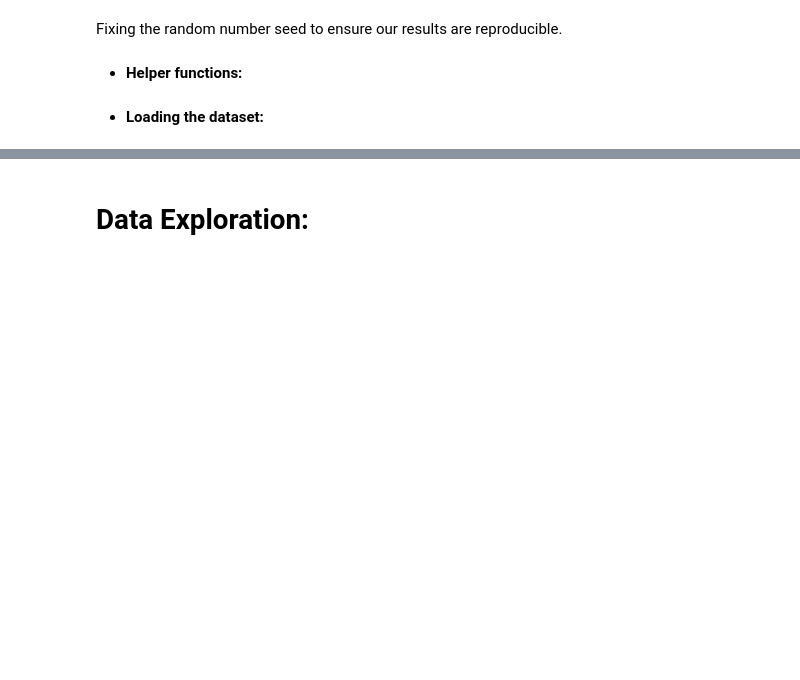
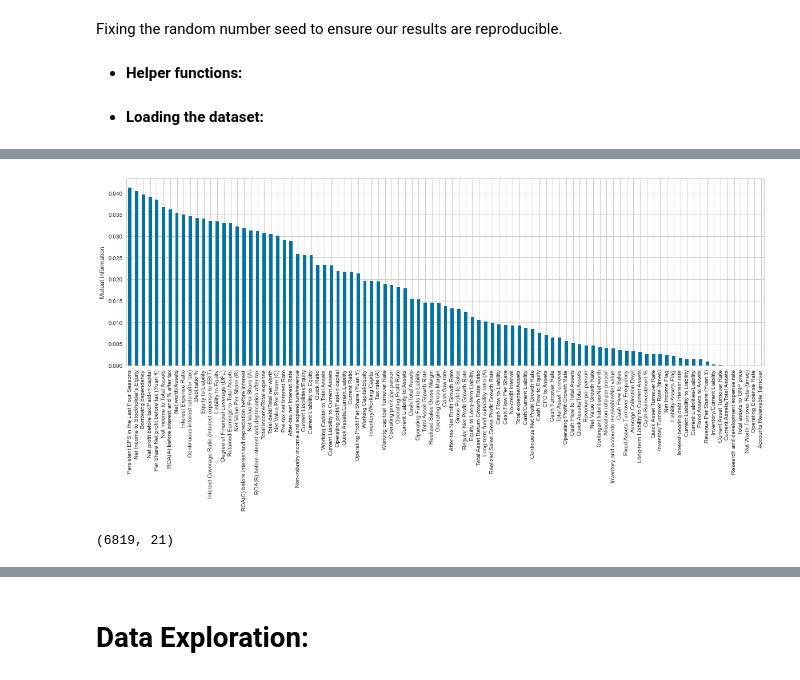
Before and after one commit to chungthuang/DeepLearning, a Jupyter notebook: Deep_Learning_Project.ipynb, the cells around one changed output, grey strips where cells are left out. Drawn from its saved outputs; the diff is of its cells as text; code cells hidden in the pictures; blank space fills up the shorter version.

```diff
--- a/Deep_Learning_Project.ipynb
+++ b/Deep_Learning_Project.ipynb
@@ -378,0 +432,10 @@ ds["Bankrupt?"].unique()
+# %%
+def MutualInfoScores(X, y):
+    mi = pd.Series(mutual_info_classif(X, y))
+    mi.index = X.columns
+    mi.sort_values(ascending=False).plot.bar(figsize=(20, 6))
+    plt.ylabel('Mutual Information')
+# %%
+MutualInfoScores(ds.drop(columns="Bankrupt?"), ds["Bankrupt?"])
+# %% [output]
+[figure, added]
@@ -378,0 +451,4 @@ ds["Bankrupt?"].unique()
+# %%
+ds.shape
+# %% [output]
+(6819, 21)
```
Also changed, not shown: parts of 160 cells of this notebook.
